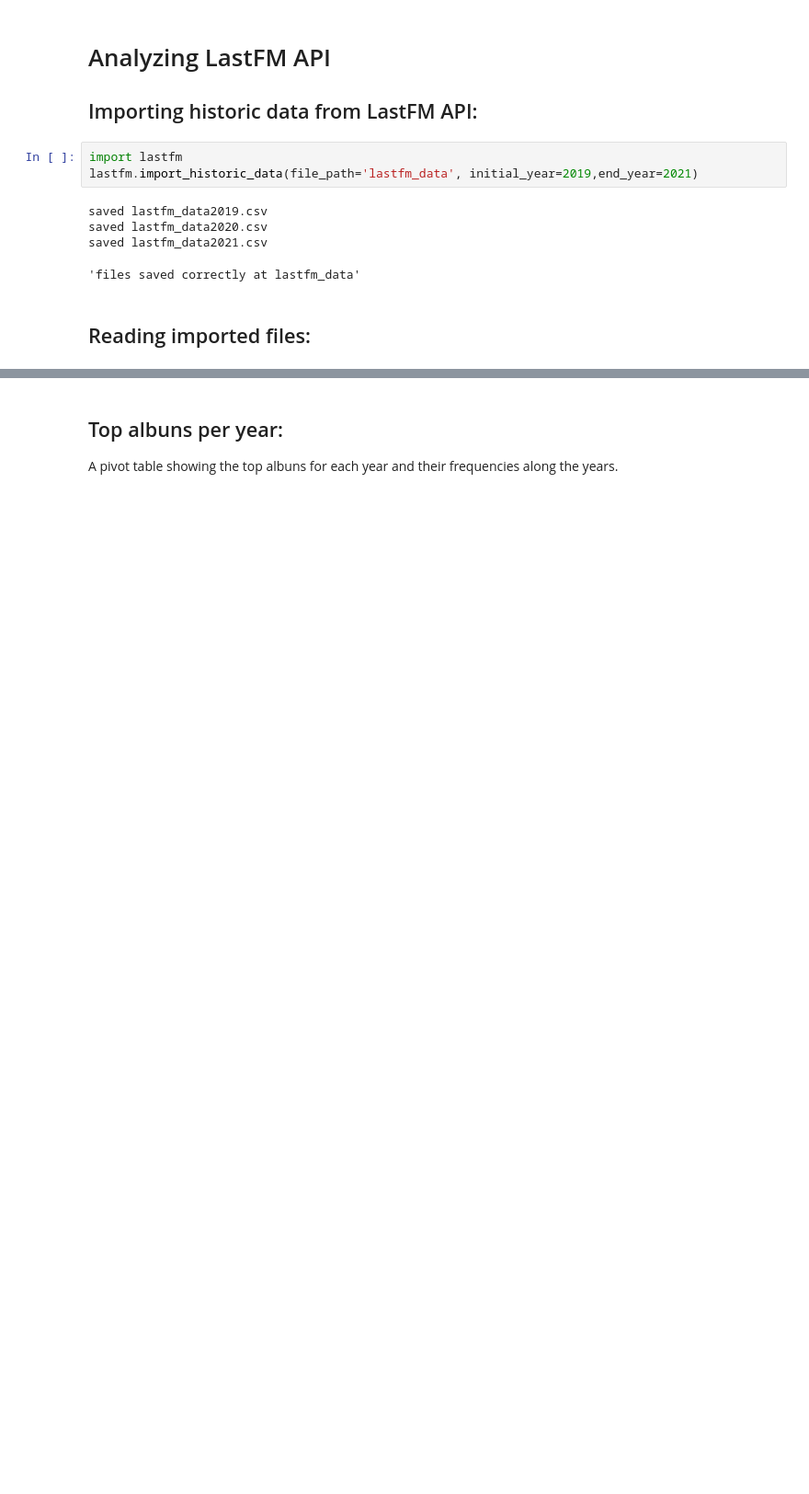
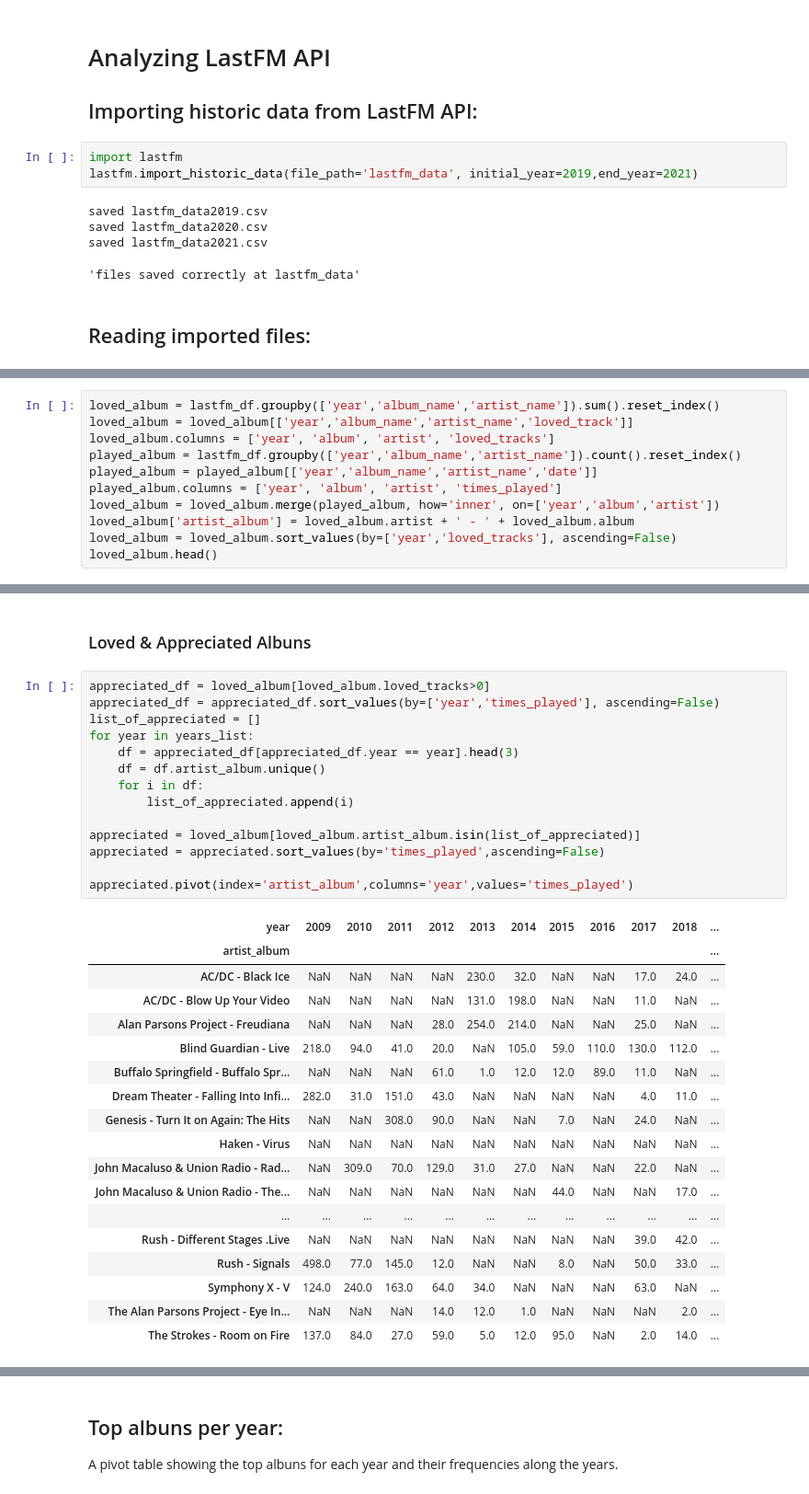
Before and after one commit to fredericohorst/personal-music-trends, a Jupyter notebook: analyzing.ipynb, the cells around one changed output, grey strips where cells are left out. Shown at 92% size. Saved outputs shown, nothing was run; the diff lists cells and outputs as text; blank space fills up the shorter version.

```diff
--- a/analyzing.ipynb
+++ b/analyzing.ipynb
@@ -43,0 +91,11 @@ lastfm_df.head(10)
+# %%
+loved_album = lastfm_df.groupby(['year','album_name','artist_name']).sum().reset_index()
+loved_album = loved_album[['year','album_name','artist_name','loved_track']]
+loved_album.columns = ['year', 'album', 'artist', 'loved_tracks']
+played_album = lastfm_df.groupby(['year','album_name','artist_name']).count().reset_index()
+played_album = played_album[['year','album_name','artist_name','date']]
+played_album.columns = ['year', 'album', 'artist', 'times_played']
+loved_album = loved_album.merge(played_album, how='inner', on=['year','album','artist'])
+loved_album['artist_album'] = loved_album.artist + ' - ' + loved_album.album
+loved_album = loved_album.sort_values(by=['year','loved_tracks'], ascending=False)
+loved_album.head()
@@ -43,0 +109,35 @@ lastfm_df.head(10)
+# %% [markdown]
+### Loved & Appreciated Albuns
+# %%
+appreciated_df = loved_album[loved_album.loved_tracks>0]
+appreciated_df = appreciated_df.sort_values(by=['year','times_played'], ascending=False)
+list_of_appreciated = []
+for year in years_list:
+    df = appreciated_df[appreciated_df.year == year].head(3)
+    df = df.artist_album.unique()
+    for i in df:
+        list_of_appreciated.append(i)
+
+appreciated = loved_album[loved_album.artist_album.isin(list_of_appreciated)]
+appreciated = appreciated.sort_values(by='times_played',ascending=False)
+
+appreciated.pivot(index='artist_album',columns='year',values='times_played')
+# %% [output]
+| year | 2009 | 2010 | 2011 | 2012 | 2013 | 2014 | 2015 | 2016 | 2017 | 2018 | ... |
+| artist_album |  |  |  |  |  |  |  |  |  |  | ... |
+| AC/DC - Black Ice | NaN | NaN | NaN | NaN | 230.0 | 32.0 | NaN | NaN | 17.0 | 24.0 | ... |
+| AC/DC - Blow Up Your Video | NaN | NaN | NaN | NaN | 131.0 | 198.0 | NaN | NaN | 11.0 | NaN | ... |
+| Alan Parsons Project - Freudiana | NaN | NaN | NaN | 28.0 | 254.0 | 214.0 | NaN | NaN | 25.0 | NaN | ... |
+| Blind Guardian - Live | 218.0 | 94.0 | 41.0 | 20.0 | NaN | 105.0 | 59.0 | 110.0 | 130.0 | 112.0 | ... |
+| Buffalo Springfield - Buffalo Spr... | NaN | NaN | NaN | 61.0 | 1.0 | 12.0 | 12.0 | 89.0 | 11.0 | NaN | ... |
+| Dream Theater - Falling Into Infi... | 282.0 | 31.0 | 151.0 | 43.0 | NaN | NaN | NaN | NaN | 4.0 | 11.0 | ... |
+| Genesis - Turn It on Again: The Hits | NaN | NaN | 308.0 | 90.0 | NaN | NaN | 7.0 | NaN | 24.0 | NaN | ... |
+| Haken - Virus | NaN | NaN | NaN | NaN | NaN | NaN | NaN | NaN | NaN | NaN | ... |
+| John Macaluso & Union Radio - Rad... | NaN | 309.0 | 70.0 | 129.0 | 31.0 | 27.0 | NaN | NaN | 22.0 | NaN | ... |
+| John Macaluso & Union Radio - The... | NaN | NaN | NaN | NaN | NaN | NaN | 44.0 | NaN | NaN | 17.0 | ... |
+| ... | ... | ... | ... | ... | ... | ... | ... | ... | ... | ... | ... |
+| Rush - Different Stages .Live | NaN | NaN | NaN | NaN | NaN | NaN | NaN | NaN | 39.0 | 42.0 | ... |
+| Rush - Signals | 498.0 | 77.0 | 145.0 | 12.0 | NaN | NaN | 8.0 | NaN | 50.0 | 33.0 | ... |
+| Symphony X - V | 124.0 | 240.0 | 163.0 | 64.0 | 34.0 | NaN | NaN | NaN | 63.0 | NaN | ... |
+| The Alan Parsons Project - Eye In... | NaN | NaN | NaN | 14.0 | 12.0 | 1.0 | NaN | NaN | NaN | 2.0 | ... |
+| The Strokes - Room on Fire | 137.0 | 84.0 | 27.0 | 59.0 | 5.0 | 12.0 | 95.0 | NaN | 2.0 | 14.0 | ... |
```
Also changed, not shown: parts of 14 cells of this notebook.
